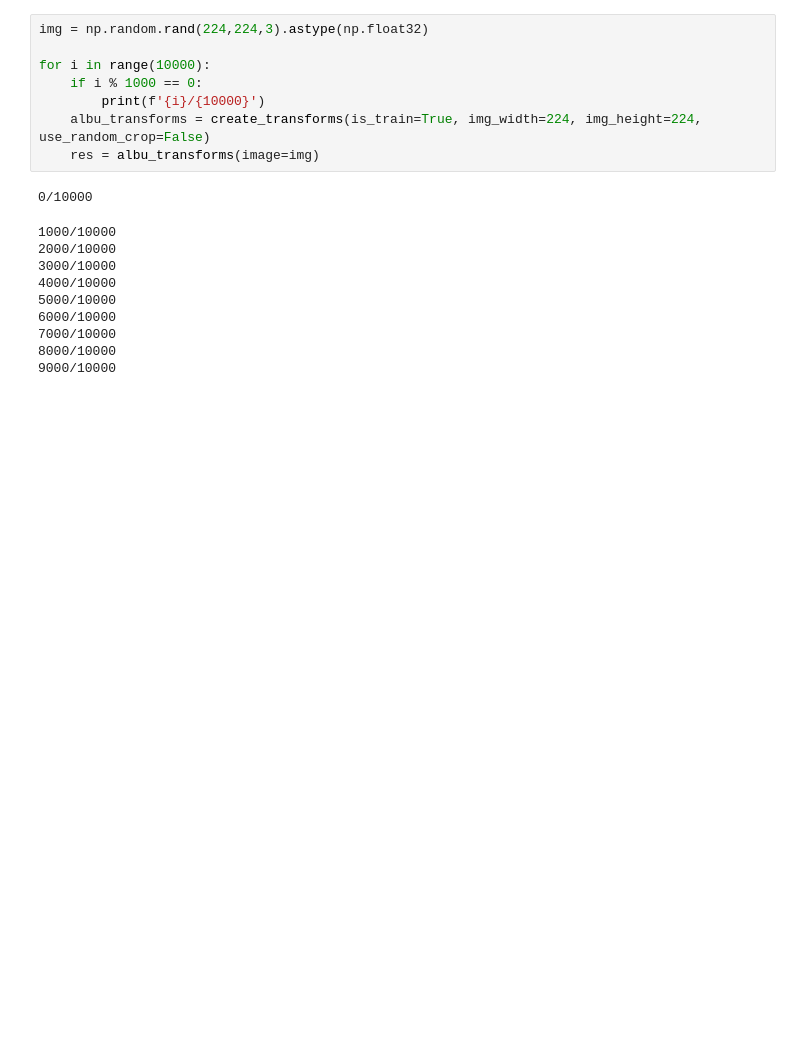
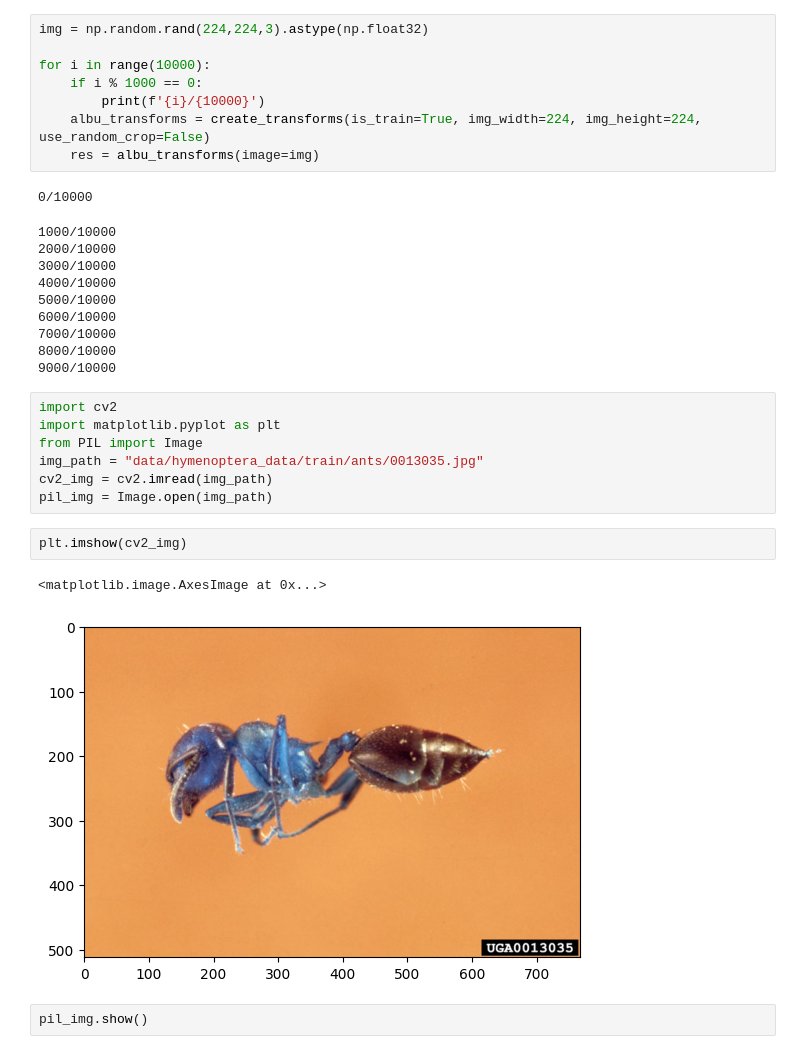
Before and after one commit to lohzhunyewcs/pytorch_boilerplate, a Jupyter notebook: sandbox.ipynb, the cells around one changed output. Cells and saved outputs as stored; diff of their text form; blank space fills up the shorter version.

```diff
--- a/sandbox.ipynb
+++ b/sandbox.ipynb
@@ -89,3 +89,17 @@ for i in range(10000):
 7000/10000
 8000/10000
 9000/10000
+# %%
+import cv2
+import matplotlib.pyplot as plt
+from PIL import Image
+img_path = "data/hymenoptera_data/train/ants/0013035.jpg"
+cv2_img = cv2.imread(img_path)
+pil_img = Image.open(img_path)
+# %%
+plt.imshow(cv2_img)
+# %% [output]
+<matplotlib.image.AxesImage at 0x...>
+[figure, added]
+# %%
+pil_img.show()
```
Also changed, not shown: parts of 3 cells of this notebook, 2 other files.
